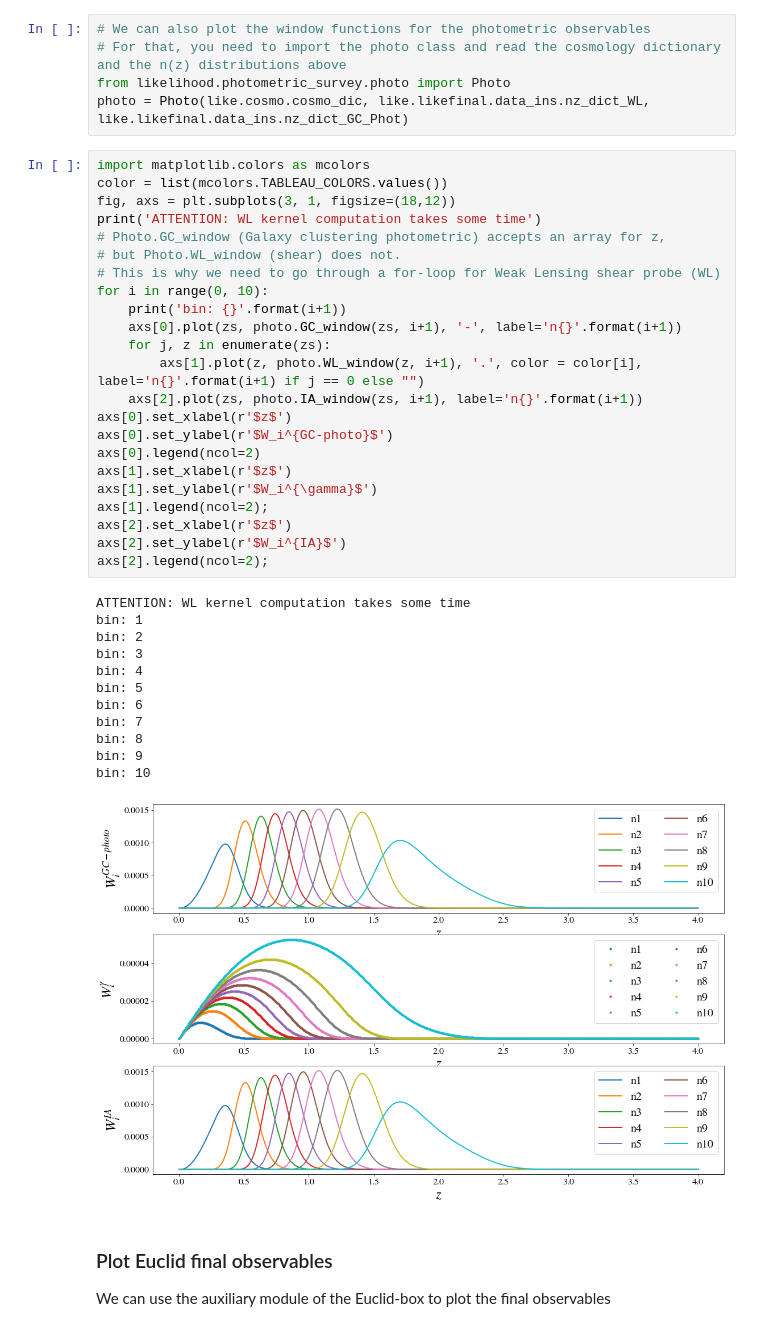
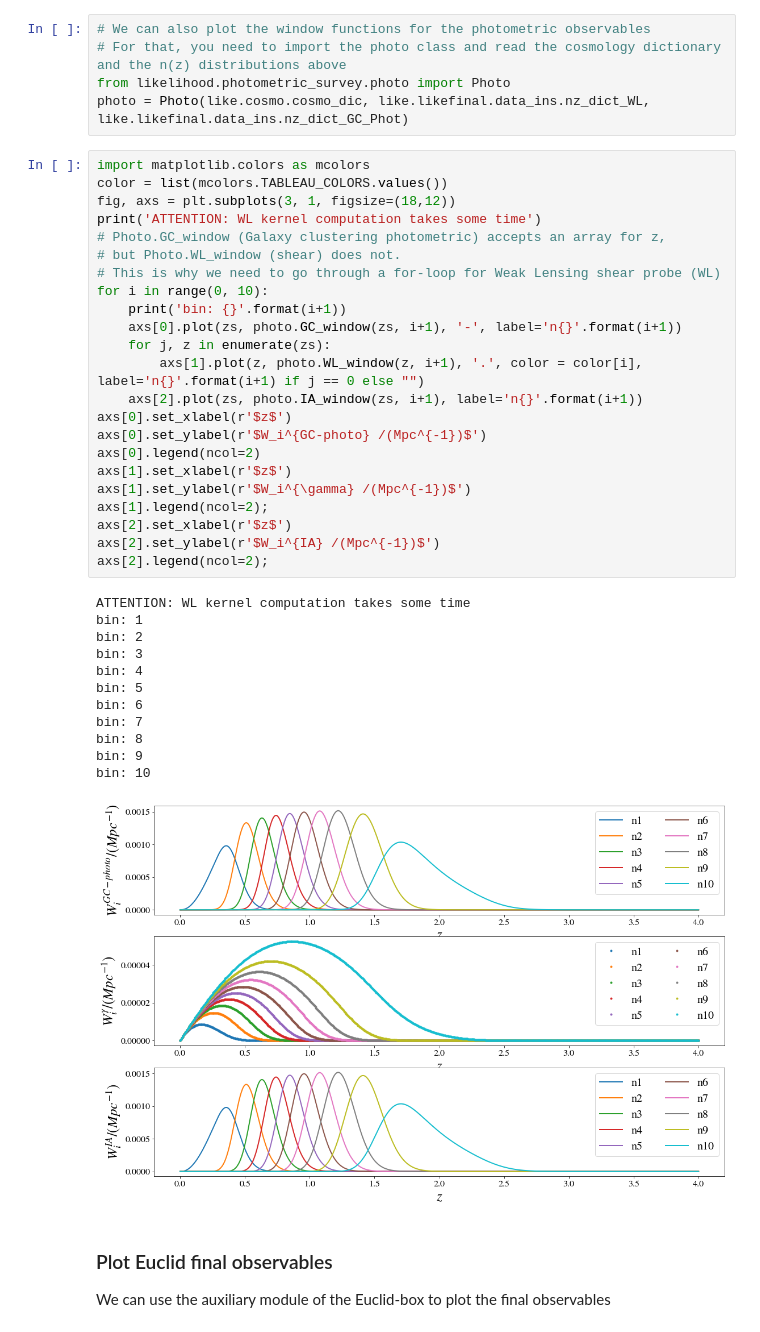
Before and after one commit to testarnyttnamn/testnamemaster, a Jupyter notebook: DEMO.ipynb, the cells around one changed output. Saved outputs shown, nothing was run; the diff lists cells and outputs as text.

```diff
--- a/DEMO.ipynb
+++ b/DEMO.ipynb
@@ -609,37 +609,37 @@ import matplotlib.colors as mcolors
 color = list(mcolors.TABLEAU_COLORS.values())
 fig, axs = plt.subplots(3, 1, figsize=(18,12))
 print('ATTENTION: WL kernel computation takes some time')
 # Photo.GC_window (Galaxy clustering photometric) accepts an array for z,
 # but Photo.WL_window (shear) does not.
 # This is why we need to go through a for-loop for Weak Lensing shear probe (WL)
 for i in range(0, 10):
     print('bin: {}'.format(i+1))
     axs[0].plot(zs, photo.GC_window(zs, i+1), '-', label='n{}'.format(i+1))
     for j, z in enumerate(zs):
         axs[1].plot(z, photo.WL_window(z, i+1), '.', color = color[i], label='n{}'.format(i+1) if j == 0 else "")
     axs[2].plot(zs, photo.IA_window(zs, i+1), label='n{}'.format(i+1))
 axs[0].set_xlabel(r'$z$')
-axs[0].set_ylabel(r'$W_i^{GC-photo}$')
+axs[0].set_ylabel(r'$W_i^{GC-photo} /(Mpc^{-1})$')
 axs[0].legend(ncol=2)
 axs[1].set_xlabel(r'$z$')
-axs[1].set_ylabel(r'$W_i^{\gamma}$')
+axs[1].set_ylabel(r'$W_i^{\gamma} /(Mpc^{-1})$')
 axs[1].legend(ncol=2);
 axs[2].set_xlabel(r'$z$')
-axs[2].set_ylabel(r'$W_i^{IA}$')
+axs[2].set_ylabel(r'$W_i^{IA} /(Mpc^{-1})$')
 axs[2].legend(ncol=2);
 # %% [output]
 ATTENTION: WL kernel computation takes some time
 bin: 1
 bin: 2
 bin: 3
 bin: 4
 bin: 5
 bin: 6
 bin: 7
 bin: 8
 bin: 9
 bin: 10
-[figure, old version]
+[figure, new version]
 # %% [markdown]
 ### Plot Euclid final observables
 
```
Also changed, not shown: parts of 7 cells of this notebook.
